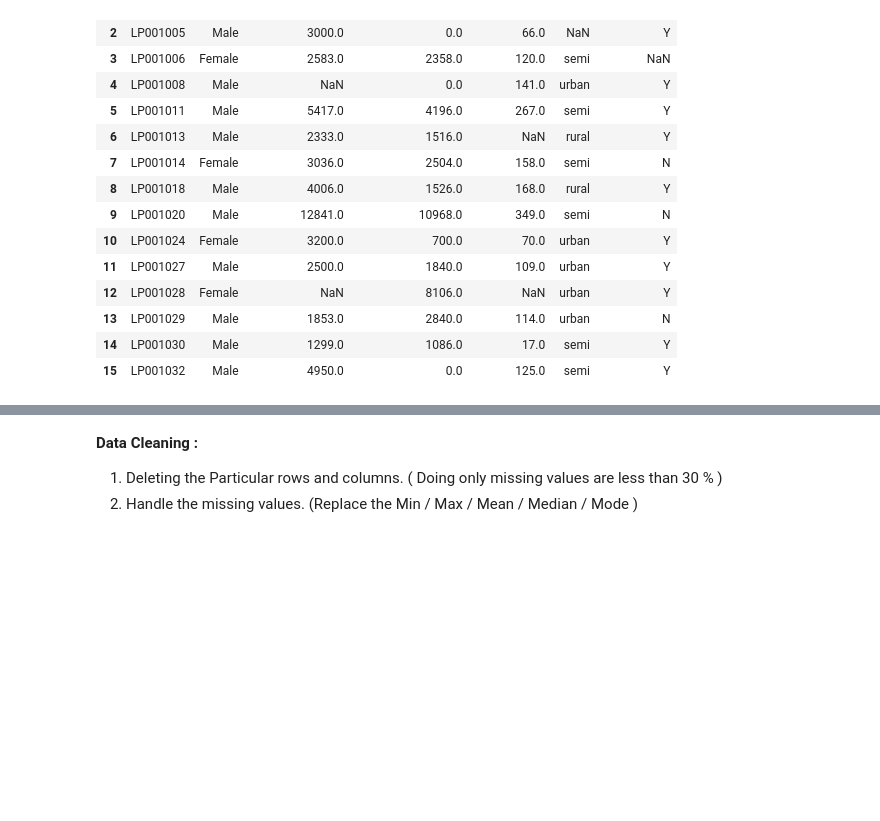
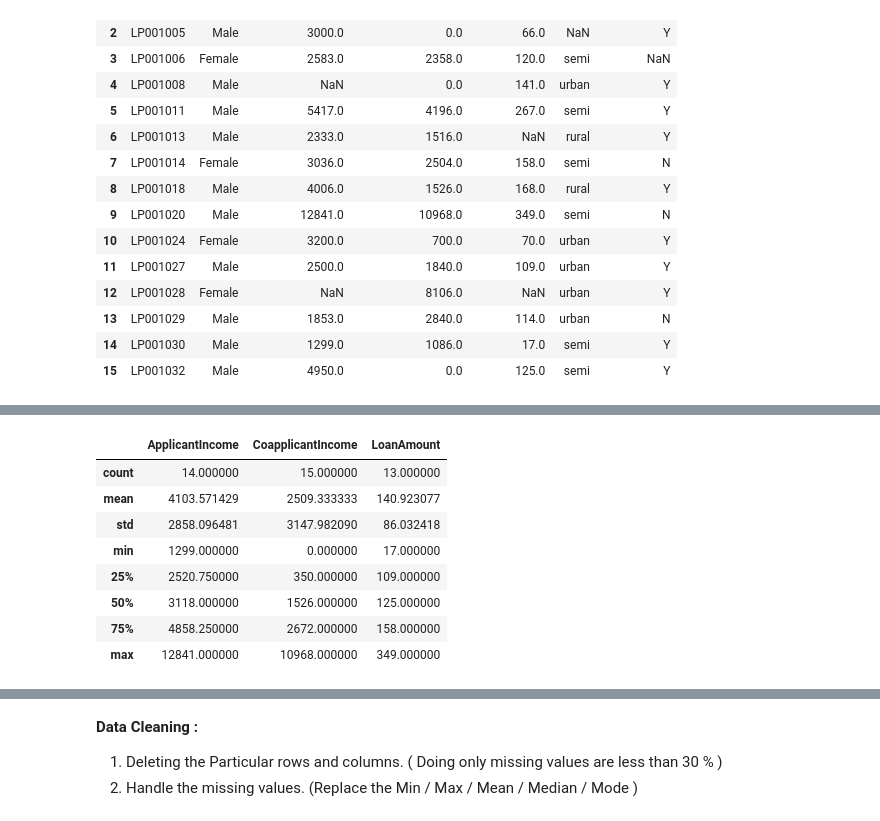
Before and after one commit to Ranjith5720/Machine_Learning_Algorthms, a Jupyter notebook: Data_Cleaning_&_Dealing.ipynb, the cells around one changed output, grey strips where cells are left out. Drawn from its saved outputs; the diff is of its cells as text; code cells hidden in the pictures; blank space fills up the shorter version.

```diff
--- a/Data_Cleaning_&_Dealing.ipynb
+++ b/Data_Cleaning_&_Dealing.ipynb
@@ -40,0 +98,14 @@ df
+# %%
+# Descriptive statistical analysis for dataframe
+
+df.describe()
+# %% [output]
+|  | ApplicantIncome | CoapplicantIncome | LoanAmount |
+| count | 14.000000 | 15.000000 | 13.000000 |
+| mean | 4103.571429 | 2509.333333 | 140.923077 |
+| std | 2858.096481 | 3147.982090 | 86.032418 |
+| min | 1299.000000 | 0.000000 | 17.000000 |
+| 25% | 2520.750000 | 350.000000 | 109.000000 |
+| 50% | 3118.000000 | 1526.000000 | 125.000000 |
+| 75% | 4858.250000 | 2672.000000 | 158.000000 |
+| max | 12841.000000 | 10968.000000 | 349.000000 |
```
Also changed, not shown: parts of 9 cells of this notebook.
